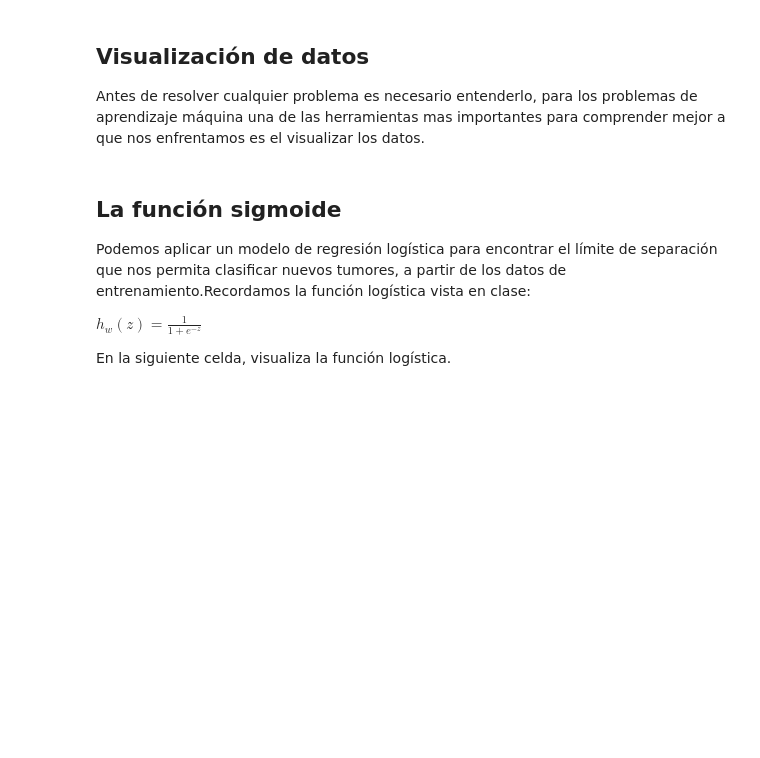
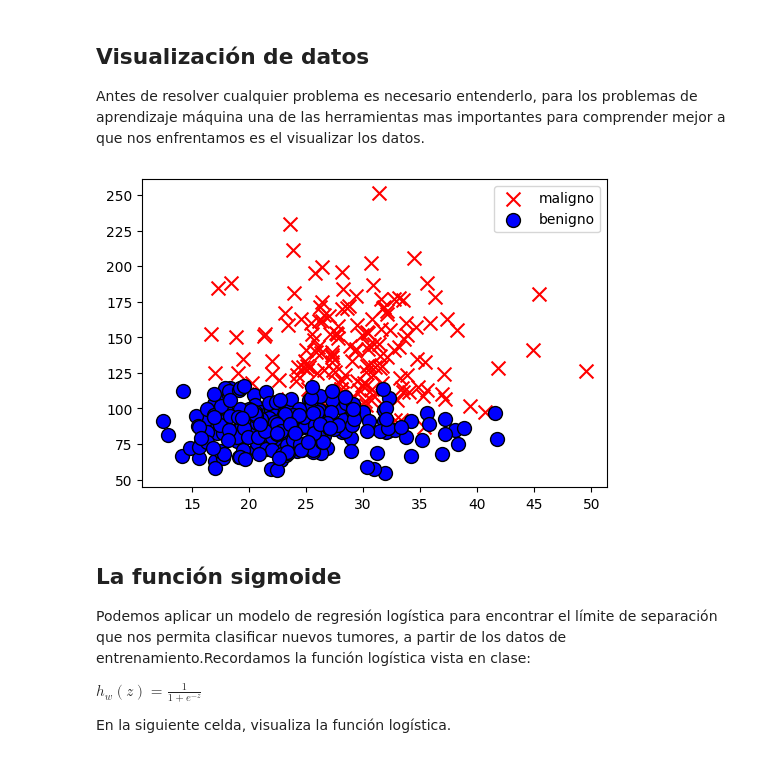
Before and after one commit to FranciscoDurazo/SI23_Peri_Co, a Jupyter notebook: ejercicio_2-LogisticReg/ejercicio_2.ipynb, the cells around one changed output. Saved outputs shown, nothing was run; the diff lists cells and outputs as text; code cells hidden in the pictures; blank space fills up the shorter version.

Commit message:
Done data visualization for Logistic regresion

```diff
--- a/ejercicio_2-LogisticReg/ejercicio_2.ipynb
+++ b/ejercicio_2-LogisticReg/ejercicio_2.ipynb
@@ -344,36 +358,39 @@ fig, ax = plt.subplots(figsize=(6,4))
 # Pintaremos los que tienen etiqueta 0 y etiqueta 1 de distinto color
 # Muestra un máximo de dp_to_plot puntos para cada clase
 dp_to_plot = 100
 
 # Grafica los datos malignos
 malignant_entries = data_train[malignant_idcs]
 ax.scatter(
     # TODO: Ingresa los datos a graficar
     # ====== Start of solution =====
-    x=...,
-    y=...,
+    x = malignant_entries[:,0], #textura
+    y = malignant_entries[:,1], #perimetro
     # ====== End of solution =====
     s=100,
     color="r",
     marker="x",
     label="maligno"
 )
 
 # Grafica los datos benignos
 benign_entries = data_train[benign_idcs]
 ax.scatter(
     # TODO: Ingresa los datos a graficar
     # ====== Start of solution =====
-
+    x = benign_entries[:,0], #textura
+    y = benign_entries[:,1], #perimetro
     # ====== End of solution =====
     s=100,
     color="b",
     edgecolor='black',
     marker="o",
     label="benigno"
 )
 plt.legend()
 plt.show()
+# %% [output]
+[figure, added]
 # %% [markdown]
 ## La función sigmoide
 Podemos aplicar un modelo de regresión logística para encontrar el límite de separación que nos permita clasificar nuevos tumores, a partir de los datos de entrenamiento.Recordamos la función logística vista en clase:
```
Also changed, not shown: parts of 4 cells of this notebook.
